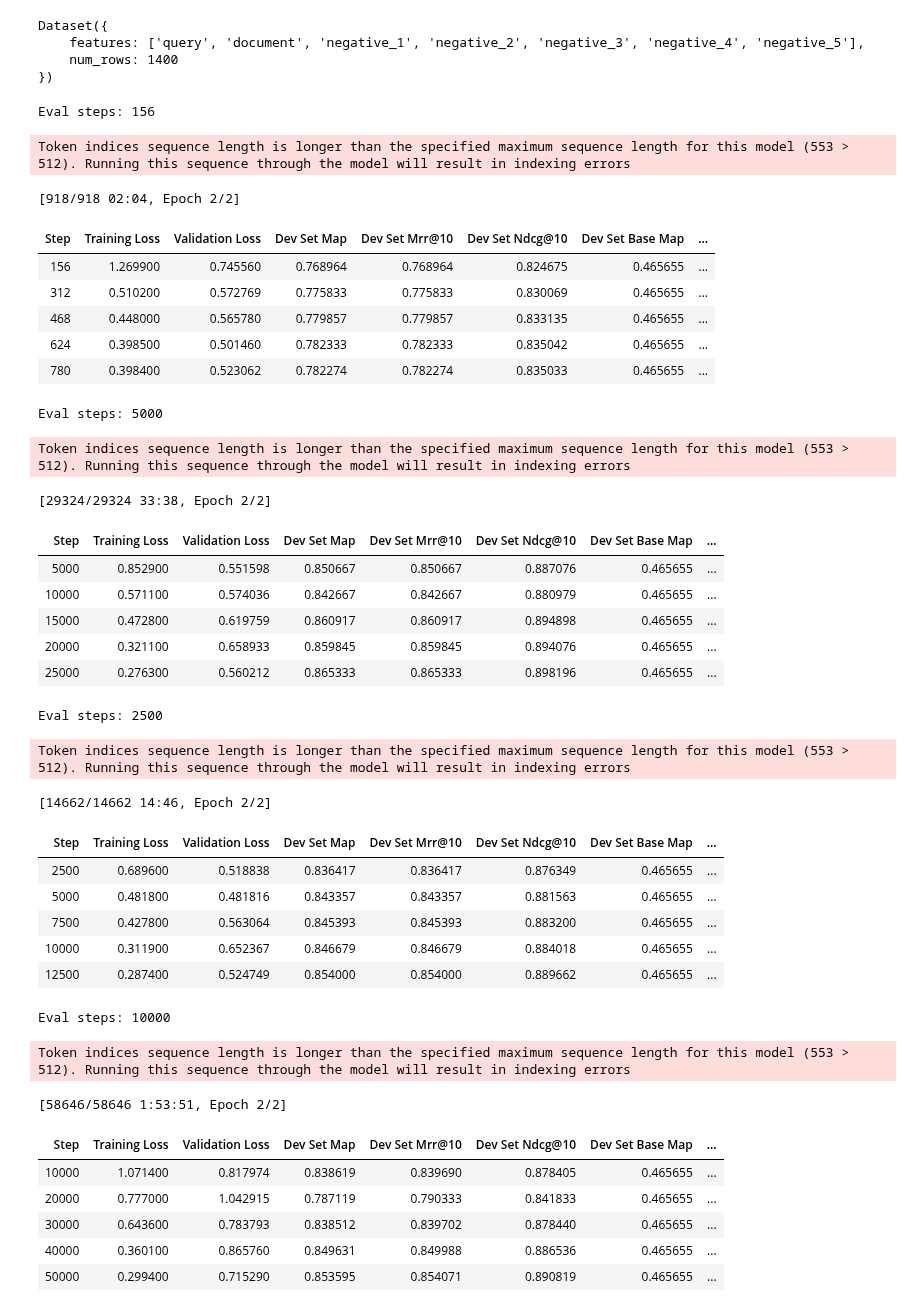
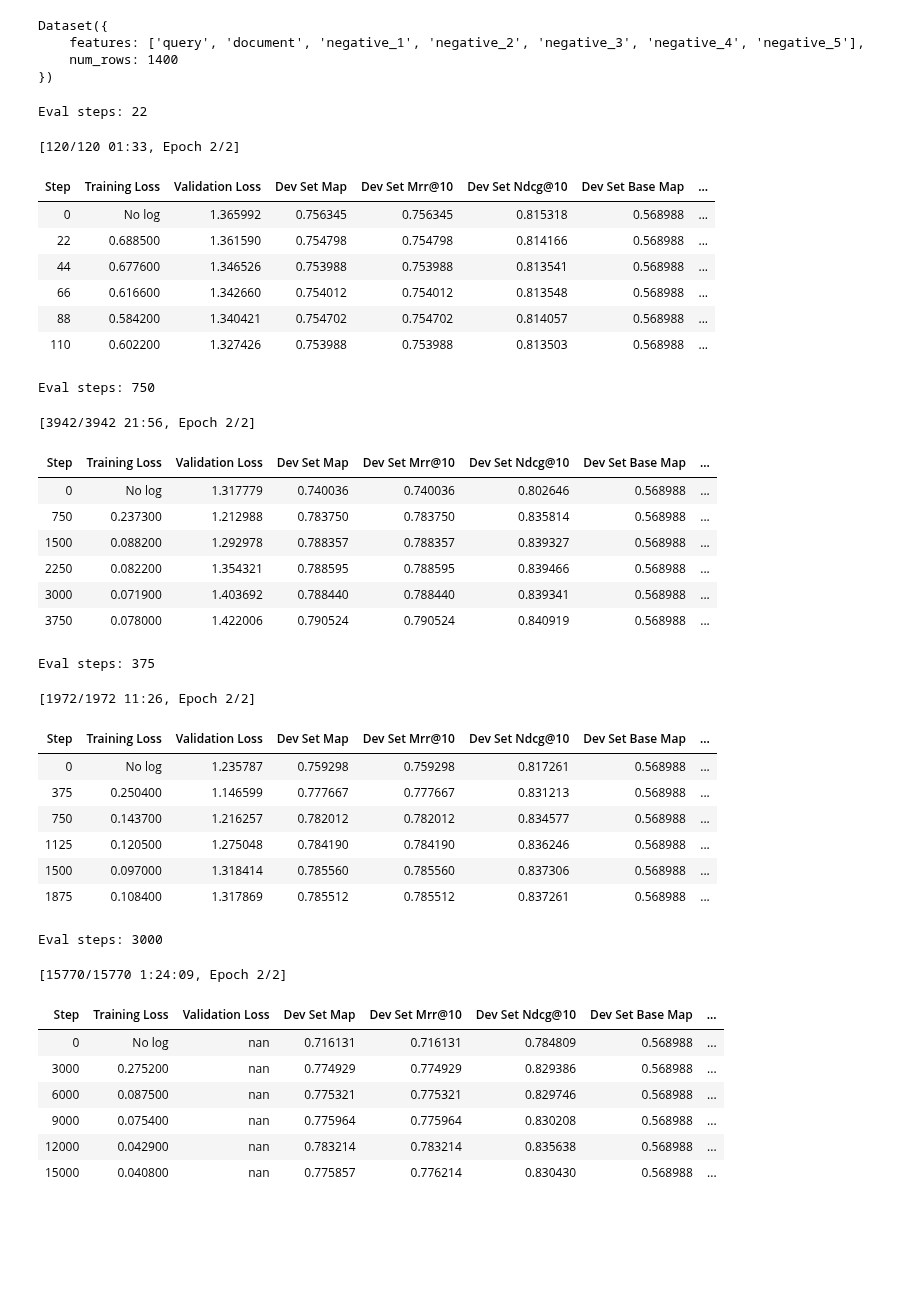
Before and after one commit to AIR25-CheckThat-Group1/CheckThat-ScientificClaimSourceRetrieval, a Jupyter notebook: reranking.ipynb, the cells around one changed output. Cells and saved outputs as stored; diff of their text form; code cells hidden in the pictures; blank space fills up the shorter version.

```diff
--- a/reranking.ipynb
+++ b/reranking.ipynb
@@ -508,7 +508,7 @@ class ExperimentRunner:
     def run_experiment(self, hard_train_dataset, hard_eval_dataset, hard_eval_dataset_evaluator, num_hard_negatives, trust_remote_code=False, eval_steps=None, loss='crossentropy'):
 
         if eval_steps is None:
-            eval_steps = int(20000/self.train_batch_size)
+            eval_steps = int(3000/self.train_batch_size)
 
         print(f"Eval steps: {eval_steps}")
         model = CrossEncoder(self.model_to_finetune, max_length=self.max_length, device=self.device, trust_remote_code=trust_remote_code)
@@ -520,7 +520,7 @@ class ExperimentRunner:
             num_train_epochs=self.num_epochs,
             per_device_train_batch_size=self.train_batch_size,
             per_device_eval_batch_size=self.train_batch_size,
-            learning_rate=2e-5,
+            learning_rate=2e-6,
             warmup_ratio=0.1,
             fp16=True,
             bf16=False,
@@ -535,6 +535,7 @@ class ExperimentRunner:
             load_best_model_at_end=True,
             metric_for_best_model="eval_loss",
             greater_is_better=False,
+            eval_on_start=True,
         )
 
         reranking_evaluator = CrossEncoderRerankingEvaluator(
@@ -624,15 +667,15 @@ exp_runner = ExperimentRunner(
 )
 exp_runner.run_experiment(hard_train_dataset, hard_eval_dataset, hard_eval_dataset_evaluator, num_hard_negatives, loss=loss)
 # %% [output]
-Eval steps: 156
+Eval steps: 22
-Token indices sequence length is longer than the specified maximum sequence length for this model (553 > 512). Running this sequence through the model will result in indexing errors
+[120/120 01:33, Epoch 2/2]
-[918/918 02:04, Epoch 2/2]
 | Step | Training Loss | Validation Loss | Dev Set Map | Dev Set Mrr@10 | Dev Set Ndcg@10 | Dev Set Base Map | ... |
-| 156 | 1.269900 | 0.745560 | 0.768964 | 0.768964 | 0.824675 | 0.465655 | ... |
-| 312 | 0.510200 | 0.572769 | 0.775833 | 0.775833 | 0.830069 | 0.465655 | ... |
-| 468 | 0.448000 | 0.565780 | 0.779857 | 0.779857 | 0.833135 | 0.465655 | ... |
-| 624 | 0.398500 | 0.501460 | 0.782333 | 0.782333 | 0.835042 | 0.465655 | ... |
-| 780 | 0.398400 | 0.523062 | 0.782274 | 0.782274 | 0.835033 | 0.465655 | ... |
+| 0 | No log | 1.365992 | 0.756345 | 0.756345 | 0.815318 | 0.568988 | ... |
+| 22 | 0.688500 | 1.361590 | 0.754798 | 0.754798 | 0.814166 | 0.568988 | ... |
+| 44 | 0.677600 | 1.346526 | 0.753988 | 0.753988 | 0.813541 | 0.568988 | ... |
+| 66 | 0.616600 | 1.342660 | 0.754012 | 0.754012 | 0.813548 | 0.568988 | ... |
+| 88 | 0.584200 | 1.340421 | 0.754702 | 0.754702 | 0.814057 | 0.568988 | ... |
+| 110 | 0.602200 | 1.327426 | 0.753988 | 0.753988 | 0.813503 | 0.568988 | ... |
 # %%
 train_batch_size = 4
 max_length = 512
@@ -648,15 +691,15 @@ exp_runner = ExperimentRunner(
 
 exp_runner.run_experiment(hard_train_dataset, hard_eval_dataset, hard_eval_dataset_evaluator, num_hard_negatives, loss=loss)
 # %% [output]
-Eval steps: 5000
+Eval steps: 750
-Token indices sequence length is longer than the specified maximum sequence length for this model (553 > 512). Running this sequence through the model will result in indexing errors
+[3942/3942 21:56, Epoch 2/2]
-[29324/29324 33:38, Epoch 2/2]
 | Step | Training Loss | Validation Loss | Dev Set Map | Dev Set Mrr@10 | Dev Set Ndcg@10 | Dev Set Base Map | ... |
-| 5000 | 0.852900 | 0.551598 | 0.850667 | 0.850667 | 0.887076 | 0.465655 | ... |
-| 10000 | 0.571100 | 0.574036 | 0.842667 | 0.842667 | 0.880979 | 0.465655 | ... |
-| 15000 | 0.472800 | 0.619759 | 0.860917 | 0.860917 | 0.894898 | 0.465655 | ... |
-| 20000 | 0.321100 | 0.658933 | 0.859845 | 0.859845 | 0.894076 | 0.465655 | ... |
-| 25000 | 0.276300 | 0.560212 | 0.865333 | 0.865333 | 0.898196 | 0.465655 | ... |
+| 0 | No log | 1.317779 | 0.740036 | 0.740036 | 0.802646 | 0.568988 | ... |
+| 750 | 0.237300 | 1.212988 | 0.783750 | 0.783750 | 0.835814 | 0.568988 | ... |
+| 1500 | 0.088200 | 1.292978 | 0.788357 | 0.788357 | 0.839327 | 0.568988 | ... |
+| 2250 | 0.082200 | 1.354321 | 0.788595 | 0.788595 | 0.839466 | 0.568988 | ... |
+| 3000 | 0.071900 | 1.403692 | 0.788440 | 0.788440 | 0.839341 | 0.568988 | ... |
+| 3750 | 0.078000 | 1.422006 | 0.790524 | 0.790524 | 0.840919 | 0.568988 | ... |
 # %%
 train_batch_size = 8
 max_length = 512
@@ -672,37 +715,37 @@ exp_runner = ExperimentRunner(
 
 exp_runner.run_experiment(hard_train_dataset, hard_eval_dataset, hard_eval_dataset_evaluator, num_hard_negatives, loss=loss)
 # %% [output]
-Eval steps: 2500
+Eval steps: 375
-Token indices sequence length is longer than the specified maximum sequence length for this model (553 > 512). Running this sequence through the model will result in indexing errors
+[1972/1972 11:26, Epoch 2/2]
-[14662/14662 14:46, Epoch 2/2]
 | Step | Training Loss | Validation Loss | Dev Set Map | Dev Set Mrr@10 | Dev Set Ndcg@10 | Dev Set Base Map | ... |
-| 2500 | 0.689600 | 0.518838 | 0.836417 | 0.836417 | 0.876349 | 0.465655 | ... |
-| 5000 | 0.481800 | 0.481816 | 0.843357 | 0.843357 | 0.881563 | 0.465655 | ... |
-| 7500 | 0.427800 | 0.563064 | 0.845393 | 0.845393 | 0.883200 | 0.465655 | ... |
-| 10000 | 0.311900 | 0.652367 | 0.846679 | 0.846679 | 0.884018 | 0.465655 | ... |
-| 12500 | 0.287400 | 0.524749 | 0.854000 | 0.854000 | 0.889662 | 0.465655 | ... |
+| 0 | No log | 1.235787 | 0.759298 | 0.759298 | 0.817261 | 0.568988 | ... |
+| 375 | 0.250400 | 1.146599 | 0.777667 | 0.777667 | 0.831213 | 0.568988 | ... |
+| 750 | 0.143700 | 1.216257 | 0.782012 | 0.782012 | 0.834577 | 0.568988 | ... |
+| 1125 | 0.120500 | 1.275048 | 0.784190 | 0.784190 | 0.836246 | 0.568988 | ... |
+| 1500 | 0.097000 | 1.318414 | 0.785560 | 0.785560 | 0.837306 | 0.568988 | ... |
+| 1875 | 0.108400 | 1.317869 | 0.785512 | 0.785512 | 0.837261 | 0.568988 | ... |
 # %%
 
-train_batch_size = 2
+train_batch_size = 1
 max_length = 512
 model_to_finetune = "cross-encoder/ms-marco-electra-base"
 
 exp_runner = ExperimentRunner(
     model_to_finetune,
     train_batch_size,
     num_epochs,
     max_length,
     experiment_name=experiment_name
 )
 
 exp_runner.run_experiment(hard_train_dataset, hard_eval_dataset, hard_eval_dataset_evaluator, num_hard_negatives, loss=loss)
 # %% [output]
-Eval steps: 10000
+Eval steps: 3000
-Token indices sequence length is longer than the specified maximum sequence length for this model (553 > 512). Running this sequence through the model will result in indexing errors
+[15770/15770 1:24:09, Epoch 2/2]
-[58646/58646 1:53:51, Epoch 2/2]
 | Step | Training Loss | Validation Loss | Dev Set Map | Dev Set Mrr@10 | Dev Set Ndcg@10 | Dev Set Base Map | ... |
-| 10000 | 1.071400 | 0.817974 | 0.838619 | 0.839690 | 0.878405 | 0.465655 | ... |
-| 20000 | 0.777000 | 1.042915 | 0.787119 | 0.790333 | 0.841833 | 0.465655 | ... |
-| 30000 | 0.643600 | 0.783793 | 0.838512 | 0.839702 | 0.878440 | 0.465655 | ... |
-| 40000 | 0.360100 | 0.865760 | 0.849631 | 0.849988 | 0.886536 | 0.465655 | ... |
-| 50000 | 0.299400 | 0.715290 | 0.853595 | 0.854071 | 0.890819 | 0.465655 | ... |
+| 0 | No log | nan | 0.716131 | 0.716131 | 0.784809 | 0.568988 | ... |
+| 3000 | 0.275200 | nan | 0.774929 | 0.774929 | 0.829386 | 0.568988 | ... |
+| 6000 | 0.087500 | nan | 0.775321 | 0.775321 | 0.829746 | 0.568988 | ... |
+| 9000 | 0.075400 | nan | 0.775964 | 0.775964 | 0.830208 | 0.568988 | ... |
+| 12000 | 0.042900 | nan | 0.783214 | 0.783214 | 0.835638 | 0.568988 | ... |
+| 15000 | 0.040800 | nan | 0.775857 | 0.776214 | 0.830430 | 0.568988 | ... |
```
Also changed, not shown: parts of 13 cells of this notebook.
